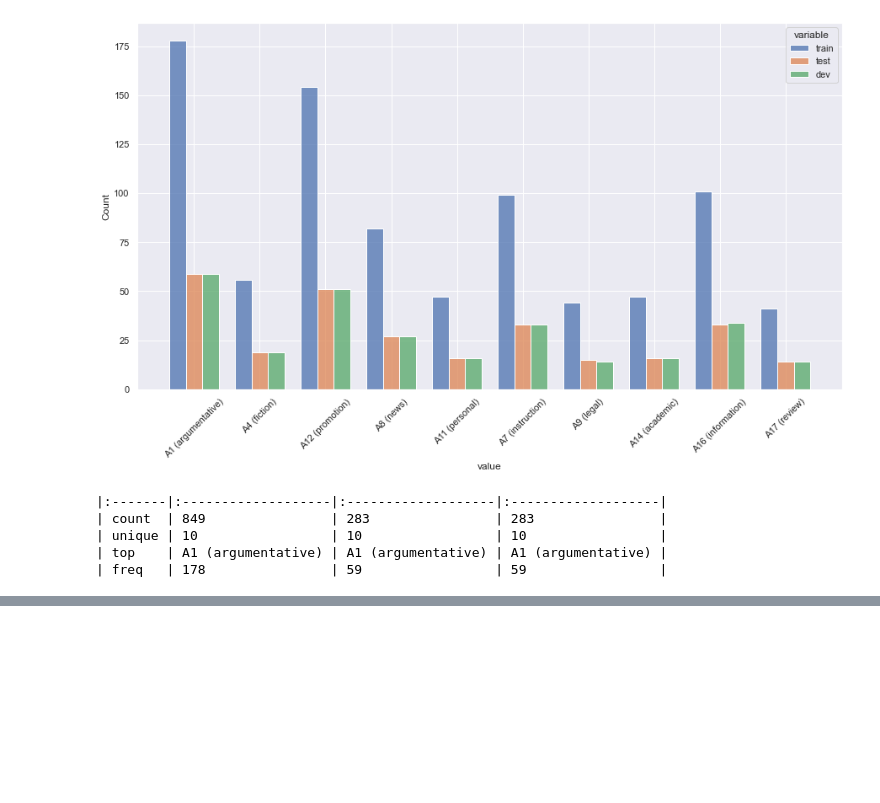
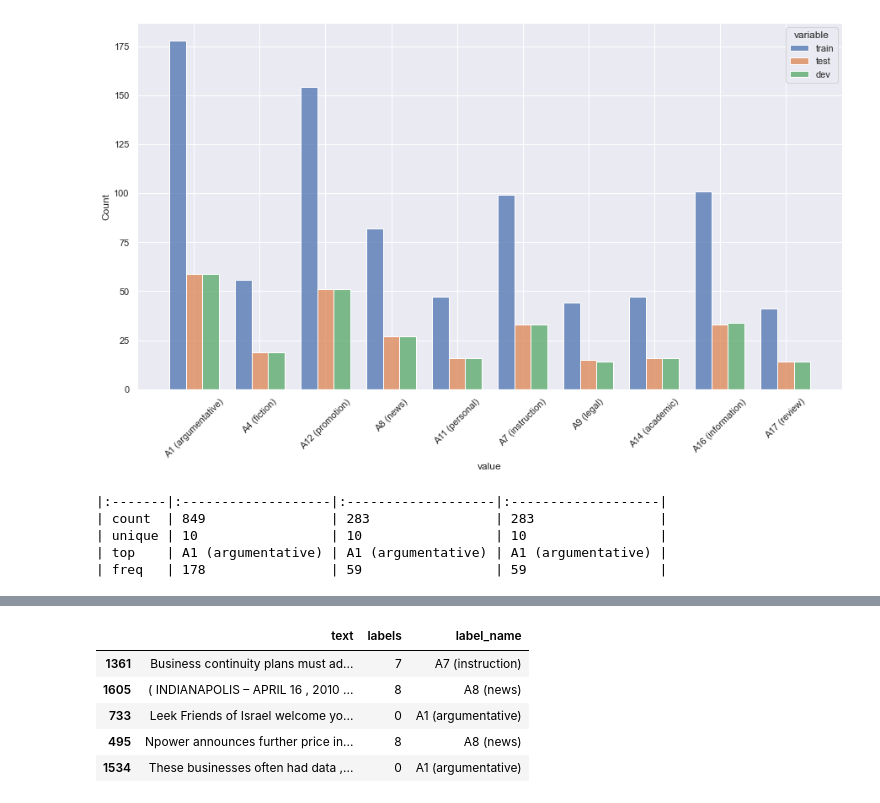
Before and after one commit to TajaKuzman/Genre-Datasets-Comparison, a Jupyter notebook: Creation-of-classifiers-and-cross-prediction/data-preparation-code/1-Data-Preparation-FTD.ipynb, the cells around one changed output, grey strips where cells are left out. Cells and saved outputs as stored; diff of their text form; code cells hidden in the pictures; blank space fills up the shorter version.

```diff
--- a/Creation-of-classifiers-and-cross-prediction/data-preparation-code/1-Data-Preparation-FTD.ipynb
+++ b/Creation-of-classifiers-and-cross-prediction/data-preparation-code/1-Data-Preparation-FTD.ipynb
@@ -342,0 +367,14 @@ Transformer_file(dev,"dev")
+# %%
+# Map labels back to label names
+mapping = {'A1 (argumentative)': 0, 'A11 (personal)': 1, 'A12 (promotion)': 2, 'A14 (academic)': 3, 'A16 (information)': 4, 'A17 (review)': 5, 'A4 (fiction)': 6, 'A7 (instruction)': 7, 'A8 (news)': 8, 'A9 (legal)': 9}
+mapping_reversed = {value: key for key, value in mapping.items()}
+
+merged["label_name"] = [mapping_reversed[x] for x in merged["labels"].to_list()]
+merged.head()
+# %% [output]
+|  | text | labels | label_name |
+| 1361 | Business continuity plans must ad... | 7 | A7 (instruction) |
+| 1605 | ( INDIANAPOLIS – APRIL 16 , 2010 ... | 8 | A8 (news) |
+| 733 | Leek Friends of Israel welcome yo... | 0 | A1 (argumentative) |
+| 495 | Npower announces further price in... | 8 | A8 (news) |
+| 1534 | These businesses often had data ,... | 0 | A1 (argumentative) |
```
Also changed, not shown: parts of 6 cells of this notebook, 1 other file.
